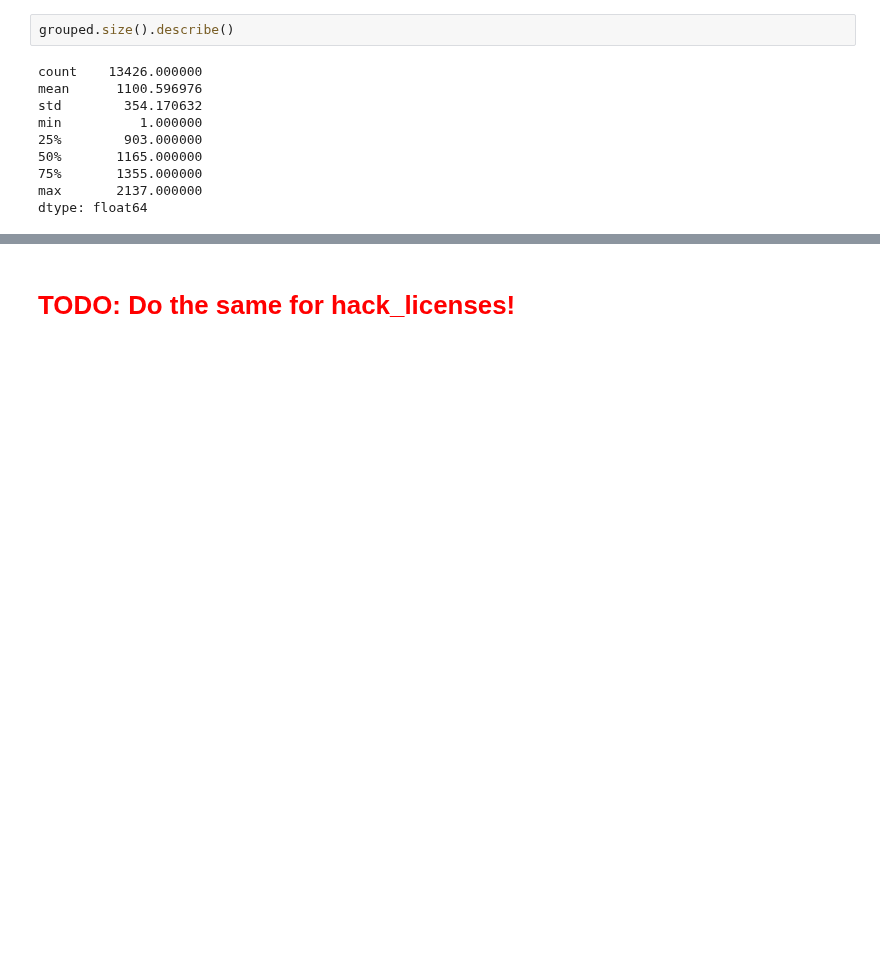
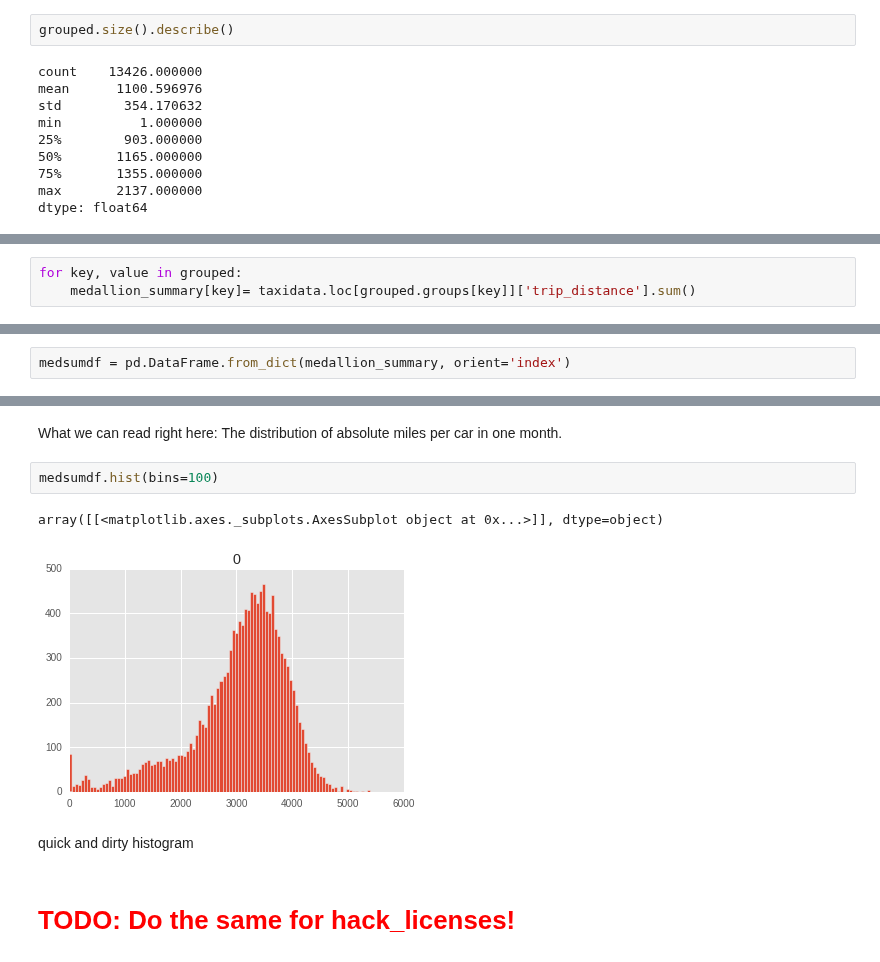
Before and after one commit to nikhase/nyc-taxi, a Jupyter notebook: monthlyDataAnalysis.ipynb, the cells around one changed output, grey strips where cells are left out. Saved outputs shown, nothing was run; the diff lists cells and outputs as text; blank space fills up the shorter version.

Commit message:
Added statistics of absolute driven miles per medallion.

```diff
--- a/monthlyDataAnalysis.ipynb
+++ b/monthlyDataAnalysis.ipynb
@@ -306,0 +325,3 @@ dtype: float64
+# %%
+for key, value in grouped:
+    medallion_summary[key]= taxidata.loc[grouped.groups[key]]['trip_distance'].sum()
@@ -306,0 +334,2 @@ dtype: float64
+# %%
+medsumdf = pd.DataFrame.from_dict(medallion_summary, orient='index')
@@ -307,3 +357,12 @@ dtype: float64
+# %% [markdown]
+What we can read right here: The distribution of absolute miles per car in one month.
+# %%
+medsumdf.hist(bins=100)
+# %% [output]
+array([[<matplotlib.axes._subplots.AxesSubplot object at 0x...>]], dtype=object)
+[figure, added]
+# %% [markdown]
+quick and dirty histogram
 # %% [markdown]
 # <font color='red'>TODO: Do the same for hack_licenses!</font>
 # %% [markdown]
```
Also changed, not shown: parts of 7 cells of this notebook.
